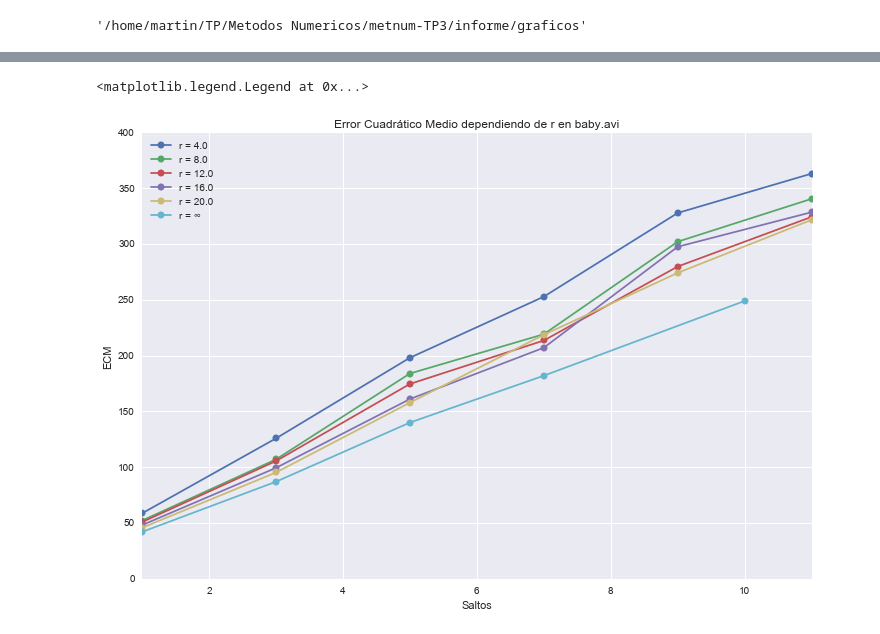
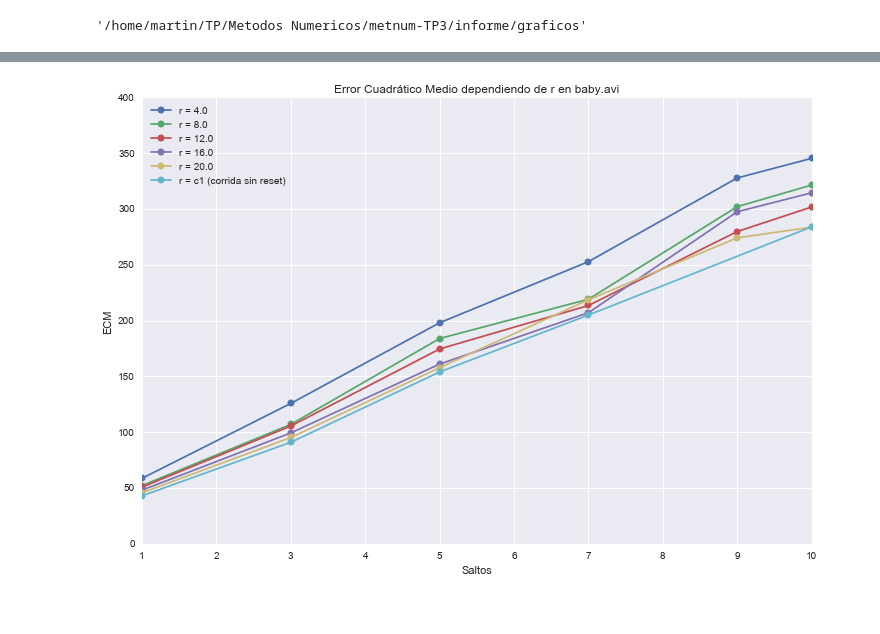
Before and after one commit to Fixman/metnum-TP3, a Jupyter notebook: src/resultados/Analisis_Cualquiera.ipynb, the cells around one changed output, grey strips where cells are left out. Saved outputs shown, nothing was run; the diff lists cells and outputs as text; code cells hidden in the pictures.

```diff
--- a/src/resultados/Analisis_Cualquiera.ipynb
+++ b/src/resultados/Analisis_Cualquiera.ipynb
@@ -117,6 +117,6 @@ pyplot.savefig('tiempo_reset.png', bbox_inches = 'tight')
 # %%
-q = pandas.read_csv('/home/martin/TP/Metodos Numericos/metnum-TP3/src/resultados/interpolacion_lineal_ecm_psnr.csv', usecols = ['Video', 'Salto', 'PromECM'])
+q = pandas.read_csv('/home/martin/TP/Metodos Numericos/metnum-TP3/src/resultados/splines_ecm_psnr.csv', usecols = ['Video', 'Salto', 'PromECM'])
 q = q[q.Video == 'baby.avi'].drop('Video', axis = 1)# .rename(columns = {'Salto': 'cl', 'PromECM': 'ecm'})
 
 h = pandas.read_csv('/home/martin/TP/Metodos Numericos/metnum-TP3/src/measureTimes/baby_reset_ecm.txt')
-h = h.append(q).fillna('∞')
+h = h.append(q).fillna('c1 (corrida sin reset)')
@@ -143,3 +122,0 @@ h
-# %%
-for t in h.groupby('Reset'):
-    print(t[1])
@@ -164,15 +123,14 @@ for t in h.groupby('Reset'):
 # %%
-
-
 for r, t in h.groupby('Reset'):
     pyplot.plot(t.Salto, t.PromECM, '-o', label = 'r = {}'.format(r))
 
 pyplot.title('Error Cuadrático Medio dependiendo de r en baby.avi')
 pyplot.xlabel('Saltos')
 pyplot.ylabel('ECM')
 
-pyplot.xlim(h.Salto.min(), h.Salto.max())
+pyplot.xlim(h.Salto.min(), min(h.Salto.max(), q.Salto.max()))
 pyplot.legend(loc = 0)
+
+pyplot.savefig('ecm_reset.png', bbox_inches = 'tight')
 # %% [output]
-<matplotlib.legend.Legend at 0x...>
-[figure, old version]
+[figure, new version]
```
Also changed, not shown: parts of 7 cells of this notebook, 8 other files.
